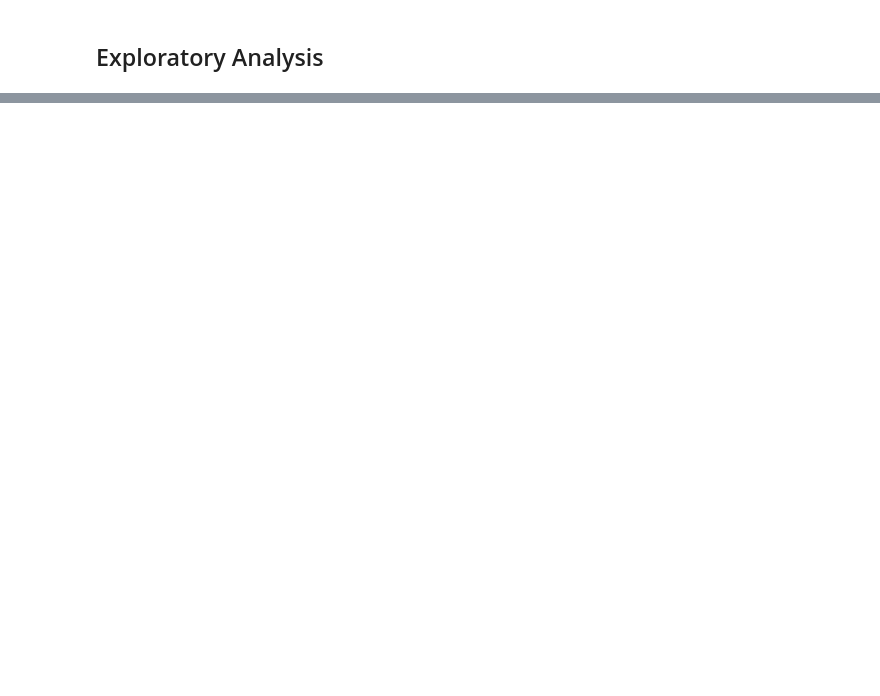
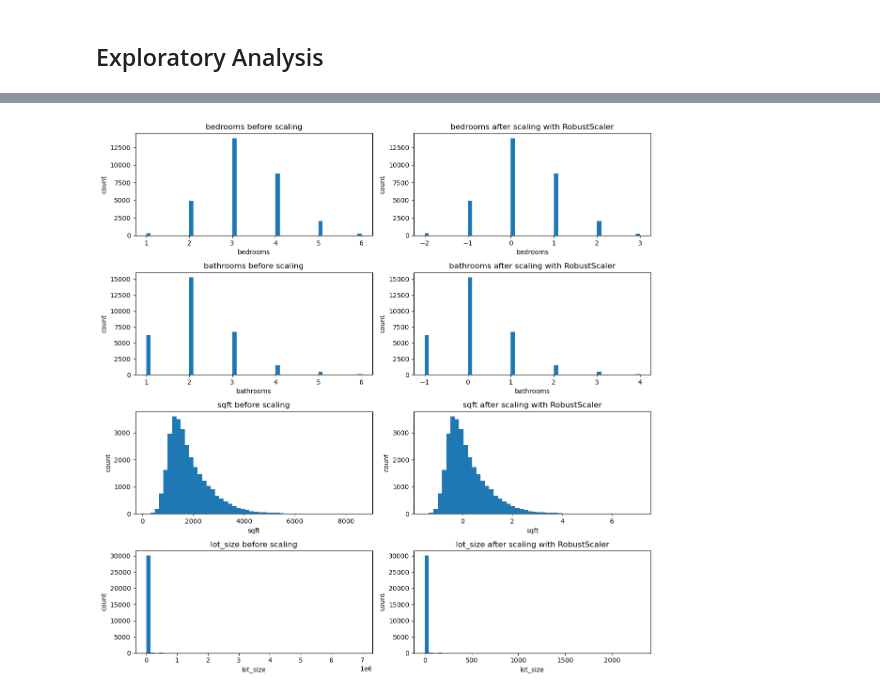
Before and after one commit to annie-carter/regression_project, a Jupyter notebook: exploratory.ipynb, the cells around one changed output, grey strips where cells are left out. Cells and saved outputs as stored; diff of their text form; code cells hidden in the pictures; blank space fills up the shorter version.

```diff
--- a/exploratory.ipynb
+++ b/exploratory.ipynb
@@ -155,8 +388,8 @@ visualize_scaler(scaler=StandardScaler(),
 # %%
 # call function with robustscaler
-visualize_scaler(scaler=RobustScaler(),
-                 df=train,
-                 features_to_scale=to_scale,
-                 bins=50)
+r_scaler = RobustScaler()
+visualize_scaler(scaler=r_scaler, df=train, features_to_scale=to_scale, bins=50)
+# %% [output]
+[figure, added]
 # %%
 # call function using QuantileTransformer
```
Also changed, not shown: parts of 35 cells of this notebook.
